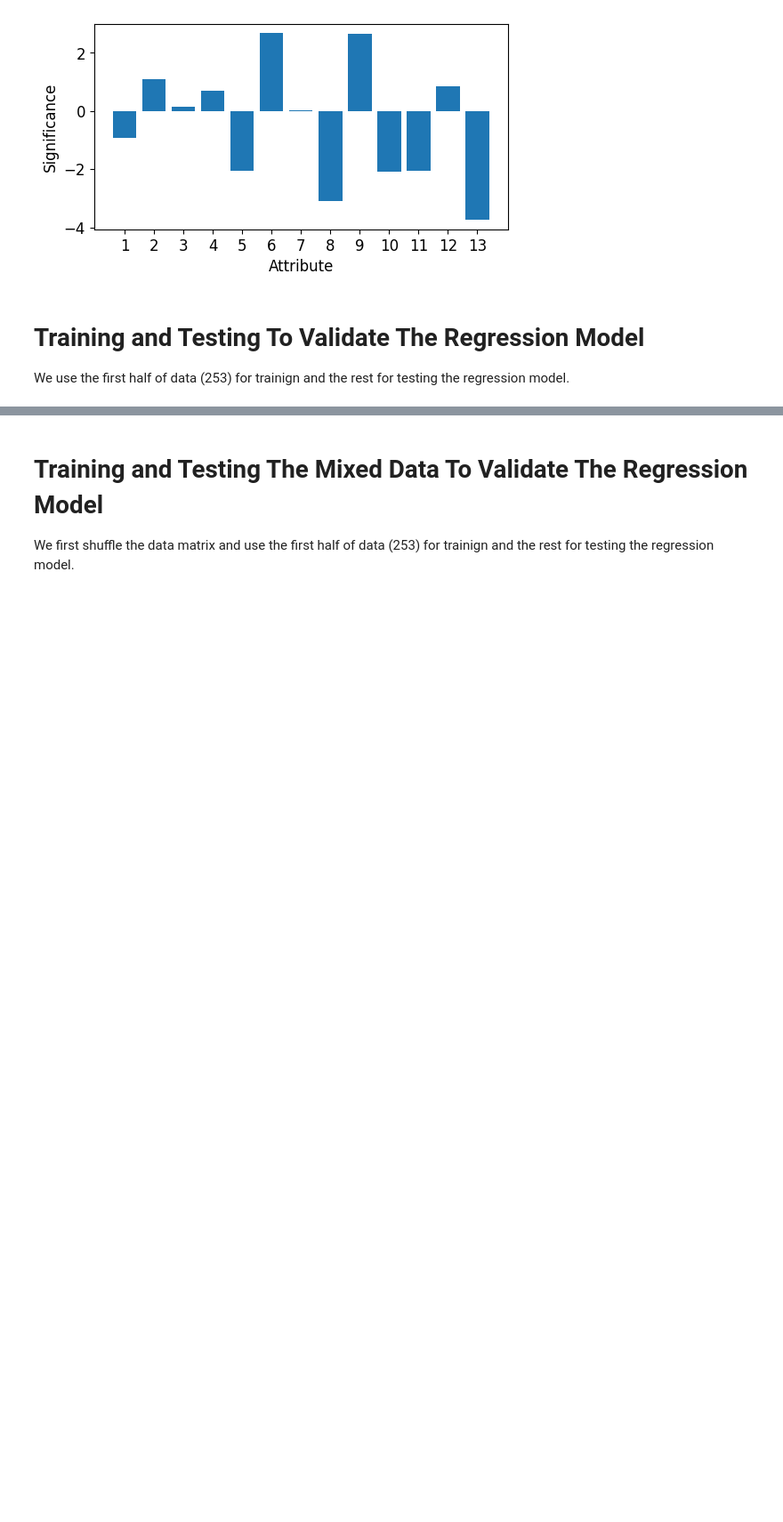
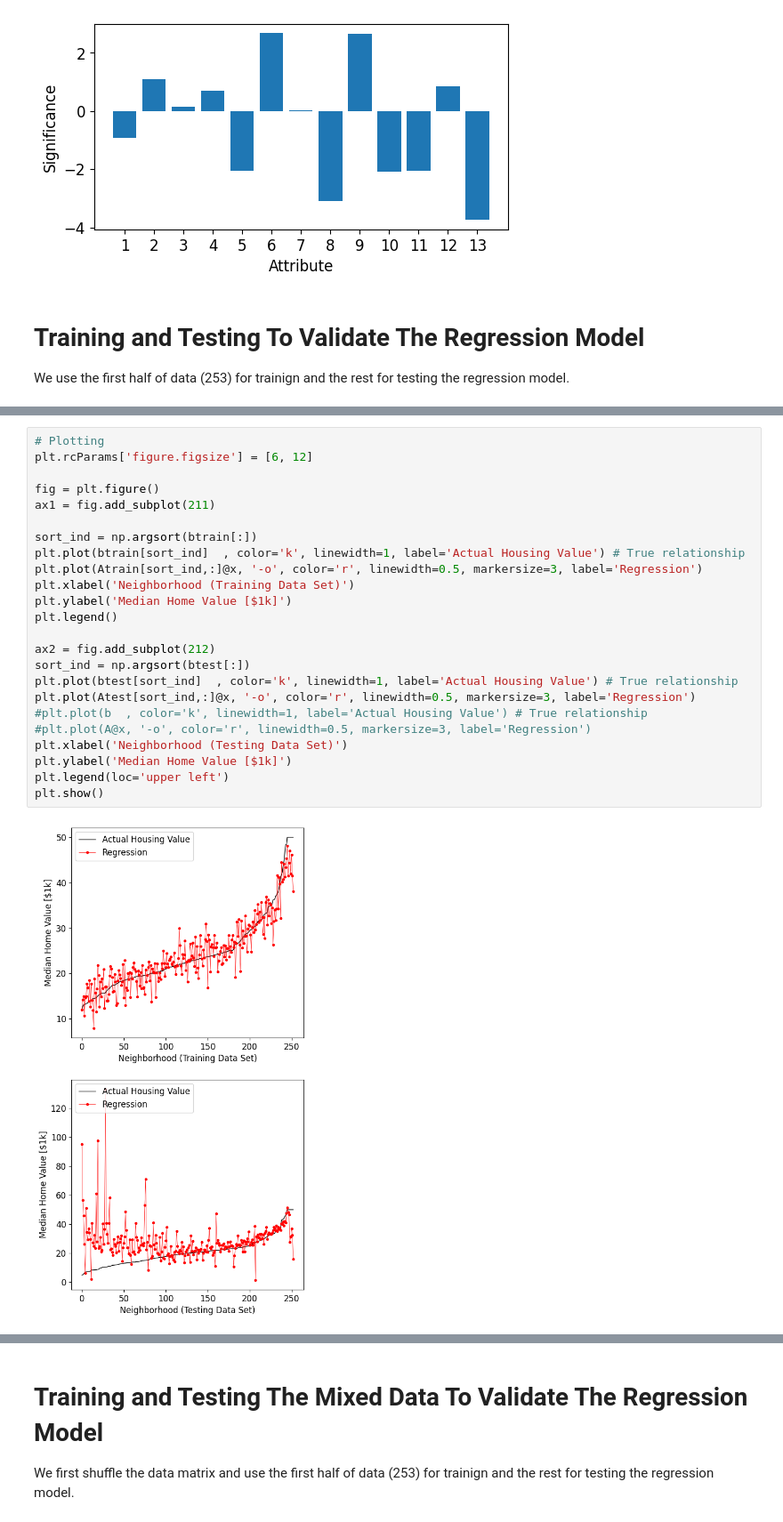
Before and after one commit to stephendyoung/MAE_5020_Spring_2025, a Jupyter notebook: 03_33_SVD_Linear_Regression.ipynb, the cells around one changed output, grey strips where cells are left out. Shown at 89% size. Saved outputs shown, nothing was run; the diff lists cells and outputs as text; blank space fills up the shorter version.

```diff
--- a/03_33_SVD_Linear_Regression.ipynb
+++ b/03_33_SVD_Linear_Regression.ipynb
@@ -156,0 +166,26 @@ plt.show()
+# %%
+# Plotting
+plt.rcParams['figure.figsize'] = [6, 12]
+
+fig = plt.figure()
+ax1 = fig.add_subplot(211)
+
+sort_ind = np.argsort(btrain[:])
+plt.plot(btrain[sort_ind]  , color='k', linewidth=1, label='Actual Housing Value') # True relationship
+plt.plot(Atrain[sort_ind,:]@x, '-o', color='r', linewidth=0.5, markersize=3, label='Regression')
+plt.xlabel('Neighborhood (Training Data Set)')
+plt.ylabel('Median Home Value [$1k]')
+plt.legend()
+
+ax2 = fig.add_subplot(212)
+sort_ind = np.argsort(btest[:])
+plt.plot(btest[sort_ind]  , color='k', linewidth=1, label='Actual Housing Value') # True relationship
+plt.plot(Atest[sort_ind,:]@x, '-o', color='r', linewidth=0.5, markersize=3, label='Regression')
+#plt.plot(b  , color='k', linewidth=1, label='Actual Housing Value') # True relationship
+#plt.plot(A@x, '-o', color='r', linewidth=0.5, markersize=3, label='Regression')
+plt.xlabel('Neighborhood (Testing Data Set)')
+plt.ylabel('Median Home Value [$1k]')
+plt.legend(loc='upper left')
+plt.show()
+# %% [output]
+[figure, added]
```
Also changed, not shown: parts of 9 cells of this notebook.
